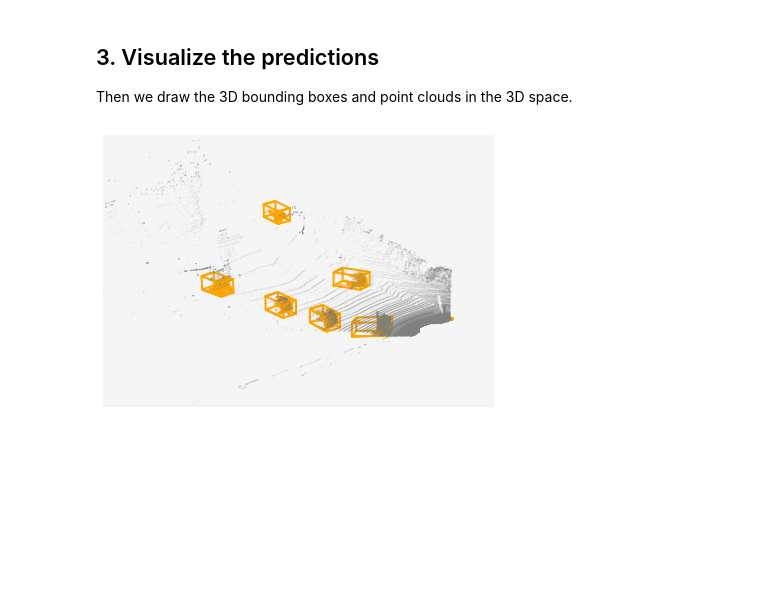
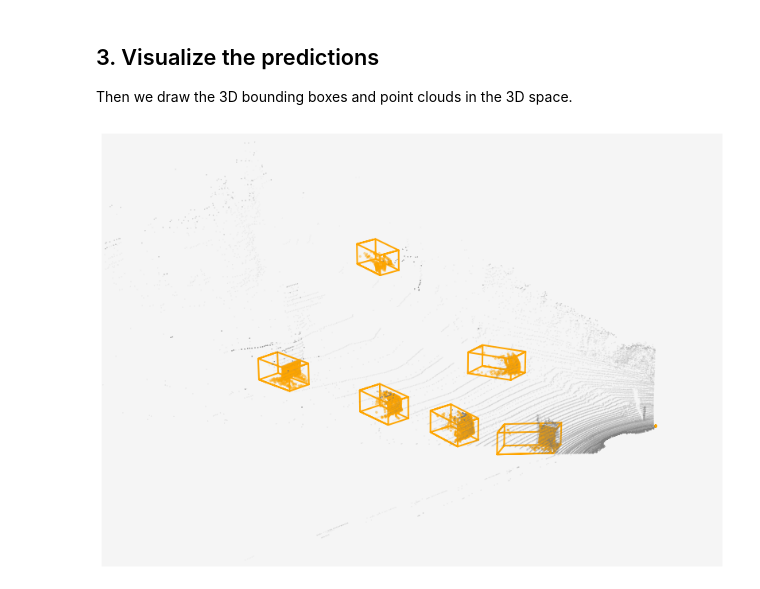
Before and after one commit to Zengyi-Qin/Weakly-Supervised-3D-Object-Detection, a Jupyter notebook: core/demo.ipynb, the cells around one changed output. Saved outputs shown, nothing was run; the diff lists cells and outputs as text; code cells hidden in the pictures; blank space fills up the shorter version.

```diff
--- a/core/demo.ipynb
+++ b/core/demo.ipynb
@@ -36,32 +36,32 @@ for i, index in enumerate(index_list):
     data = utils.parse_kitti_lines(bbox_list[i])
     masks = mask_list[i]
     image = Image.open(reader.data[index]['image_path'])
     calib = reader.data[index]['P2']
 
-    fig = plt.figure(figsize=(7, 5))
+    fig = plt.figure(figsize=(14, 10))
     ax = fig.gca(projection='3d')
     ax.grid(False)
     ax.set_axis_off()
     ax.set_facecolor('whitesmoke')
     ax.set_xlim((10, -10))
     ax.set_ylim((5, 35))
     ax.set_zlim((-7, 7))
     ax.view_init(azim=-135, elev=30)
 
     points_cam = utils.read_sphere(
         reader.data[index]['sphere_path'],
         reader.data[index]['R0'].dot(reader.data[index]['Tr']))
     utils.draw_point_cloud(points_cam, ax, 'grey', 0.005)
 
     for iobj, obj in enumerate(data):
         if obj['score'] < 0.1:
             continue
         dim, loc, rot = obj['dimensions'], obj['location'], obj['rotation_y']
         corners = utils.get_corners(dim, loc, rot)
         utils.draw_space(corners, ax, 'orange', 1.0, linewidth=2)
         points_masked = masks[iobj]
         utils.draw_point_cloud(points_masked, ax, 'orange', 5)
 
     plt.show()
 # %% [output]
-[figure, old version]
+[figure, new version]
```
Also changed, not shown: parts of 1 cell of this notebook.
